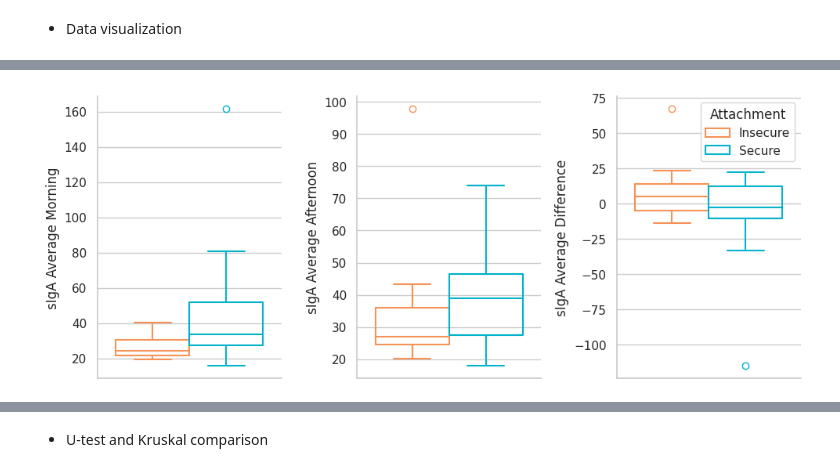
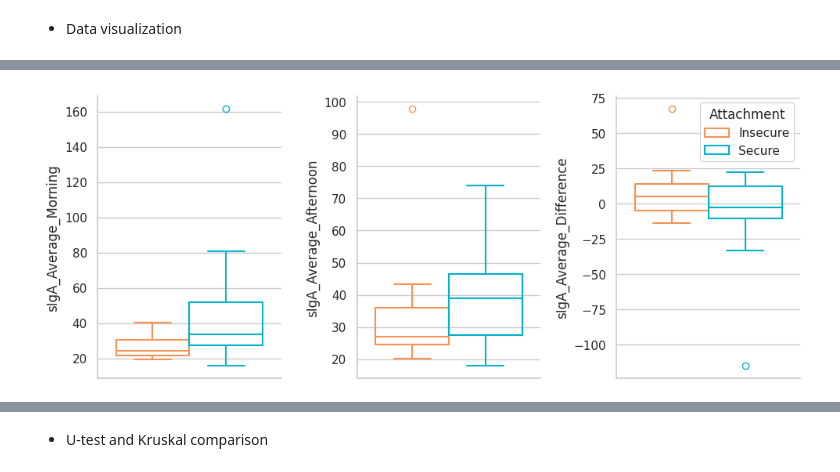
Before and after one commit to dMedinaO/IgA_attachment_analysis, a Jupyter notebook: scripts/5_descriptive_analysis_IGA.ipynb, the cells around one changed output, grey strips where cells are left out. Drawn from its saved outputs; the diff is of its cells as text; code cells hidden in the pictures.

```diff
--- a/scripts/3_descriptive_analysis_IGA.ipynb
+++ b/scripts/5_descriptive_analysis_IGA.ipynb
@@ -128,40 +127,2 @@ df_data_plot.head()
 # %% [markdown]
 - Data visualization
-# %%
-sns.set(style="whitegrid", font_scale=1)
-
-palette = {"Secure": "#00B2CA", "Insecure": "#F79256"}
-
-f, axes = plt.subplots(1, 3, figsize=(10, 4), sharex=True)
-
-sns.boxplot(
-    data=df_data_plot,
-    y="sIgA Average Morning",
-    hue="Attachment",
-    ax=axes[0],
-    fill=False,
-    palette=palette,
-    showfliers=False,
-    legend=False)
-
-sns.boxplot(
-    data=df_data_plot,
-    y="sIgA Average Afternoon",
-    hue="Attachment",
-    ax=axes[1],
-    fill=False,
-    palette=palette,
-    showfliers=False,
-    legend=False)
-
-sns.boxplot(
-    data=df_data_plot,
-    y="sIgA Average Difference",
-    hue="Attachment",
-    ax=axes[2],
-    palette=palette,
-    showfliers=False,
-    fill=False)
-
-sns.despine()
-plt.tight_layout()
@@ -173,34 +132,34 @@ sns.set(style="whitegrid", font_scale=1)
 palette = {"Secure": "#00B2CA", "Insecure": "#F79256"}
 
 f, axes = plt.subplots(1, 3, figsize=(10, 4), sharex=True)
 
 sns.boxplot(
     data=df_data_plot,
-    y="sIgA Average Morning",
+    y="sIgA_Average_Morning",
     hue="Attachment",
     ax=axes[0],
     fill=False,
     palette=palette,
     legend=False)
 
 sns.boxplot(
     data=df_data_plot,
-    y="sIgA Average Afternoon",
+    y="sIgA_Average_Afternoon",
     hue="Attachment",
     ax=axes[1],
     fill=False,
     palette=palette,
     legend=False)
 
 sns.boxplot(
     data=df_data_plot,
-    y="sIgA Average Difference",
+    y="sIgA_Average_Difference",
     hue="Attachment",
     ax=axes[2],
     palette=palette,
     fill=False)
 
 sns.despine()
 plt.tight_layout()
 # %% [output]
-[figure, old version]
+[figure, new version]
```
Also changed, not shown: parts of 29 cells of this notebook, 14 other files.
